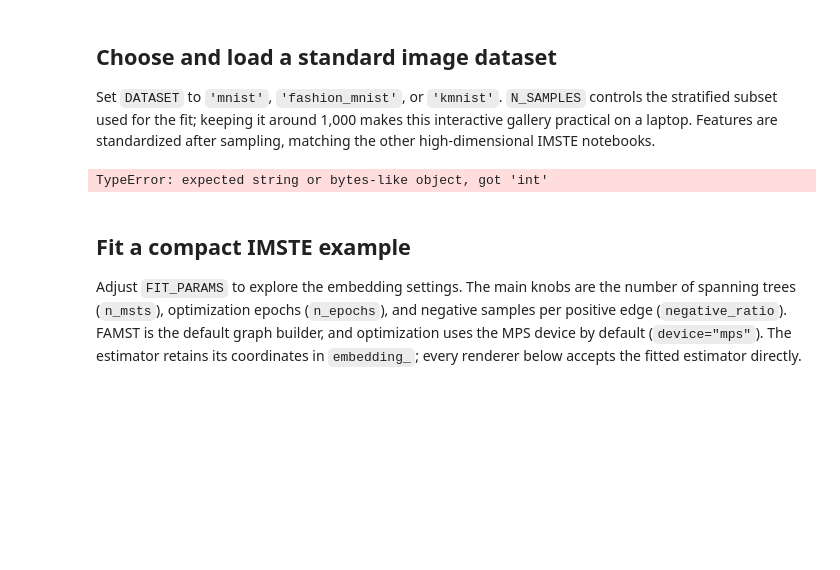
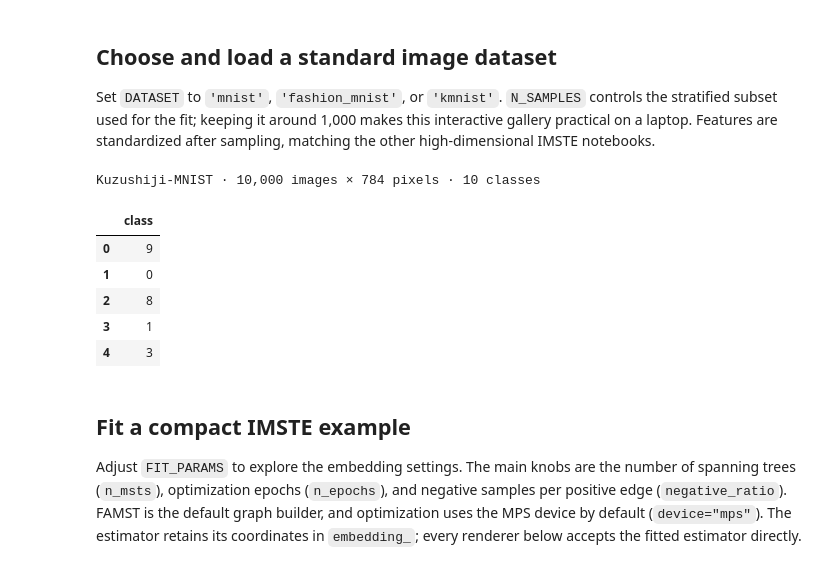
Before and after one commit to fabriziocosta/IteratedMinimumSpanningTree, a Jupyter notebook: notebooks/visualization_gallery.ipynb, the cells around one changed output. Cells and saved outputs as stored; diff of their text form; code cells hidden in the pictures; blank space fills up the shorter version.

```diff
--- a/notebooks/visualization_gallery.ipynb
+++ b/notebooks/visualization_gallery.ipynb
@@ -39,40 +39,46 @@ plt.rcParams['figure.dpi'] = 110
 
 Set `DATASET` to `'mnist'`, `'fashion_mnist'`, or `'kmnist'`. `N_SAMPLES` controls the stratified subset used for the fit; keeping it around 1,000 makes this interactive gallery practical on a laptop. Features are standardized after sampling, matching the other high-dimensional IMSTE notebooks.
 # %%
-DATASET = 'fashion_mnist'  # 'mnist', 'fashion_mnist', or 'kmnist'
-N_SAMPLES = 40_000
+DATASET = 'kmnist'  # 'mnist', 'fashion_mnist', or 'kmnist'
+N_SAMPLES = 10_000
 RANDOM_STATE = 18
 
 DATASET_LOADERS = {
     'mnist': lambda: _load_openml('mnist_784'),
     'fashion_mnist': lambda: _load_openml('Fashion-MNIST'),
     'kmnist': _load_kmnist,
 }
 DATASET_NAMES = {
     'mnist': 'MNIST',
     'fashion_mnist': 'Fashion-MNIST',
     'kmnist': 'Kuzushiji-MNIST',
 }
 if DATASET not in DATASET_LOADERS:
     raise ValueError(f'DATASET must be one of {tuple(DATASET_LOADERS)}.')
 
 X_all, labels_all = DATASET_LOADERS[DATASET]()
 X_features, class_codes = _stratified_sample(
     X_all,
     labels_all,
     max_samples=N_SAMPLES,
     random_state=RANDOM_STATE,
 )
 X_features = StandardScaler().fit_transform(X_features.astype(np.float32))
 obs = pd.DataFrame({'class': class_codes.astype(str)})
 
 print(
     f'{DATASET_NAMES[DATASET]} · {len(X_features):,} images × '
     f'{X_features.shape[1]:,} pixels · {obs["class"].nunique()} classes'
 )
 obs.head()
 # %% [output]
-TypeError: expected string or bytes-like object, got 'int'
+Kuzushiji-MNIST · 10,000 images × 784 pixels · 10 classes
+|  | class |
+| 0 | 9 |
+| 1 | 0 |
+| 2 | 8 |
+| 3 | 1 |
+| 4 | 3 |
 # %% [markdown]
 ## Fit a compact IMSTE example
 
```
Also changed, not shown: parts of 5 cells of this notebook, 6 other files.
